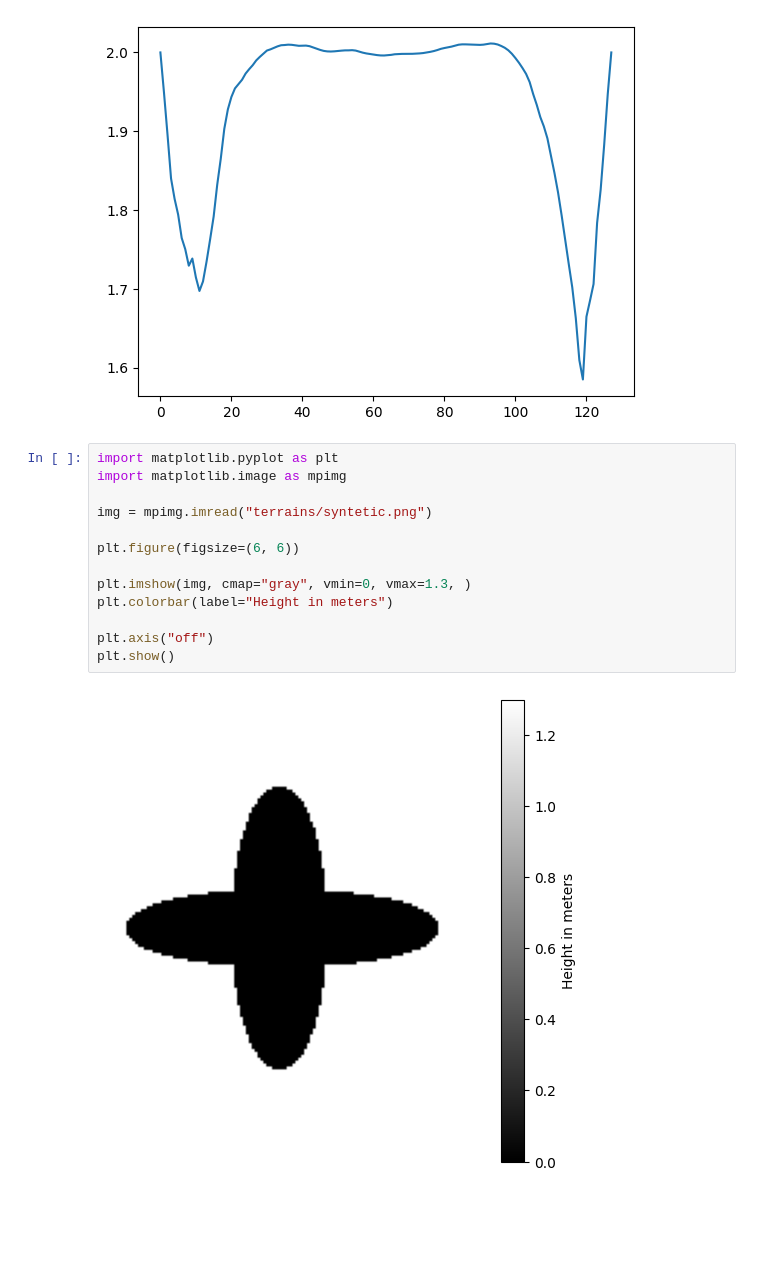
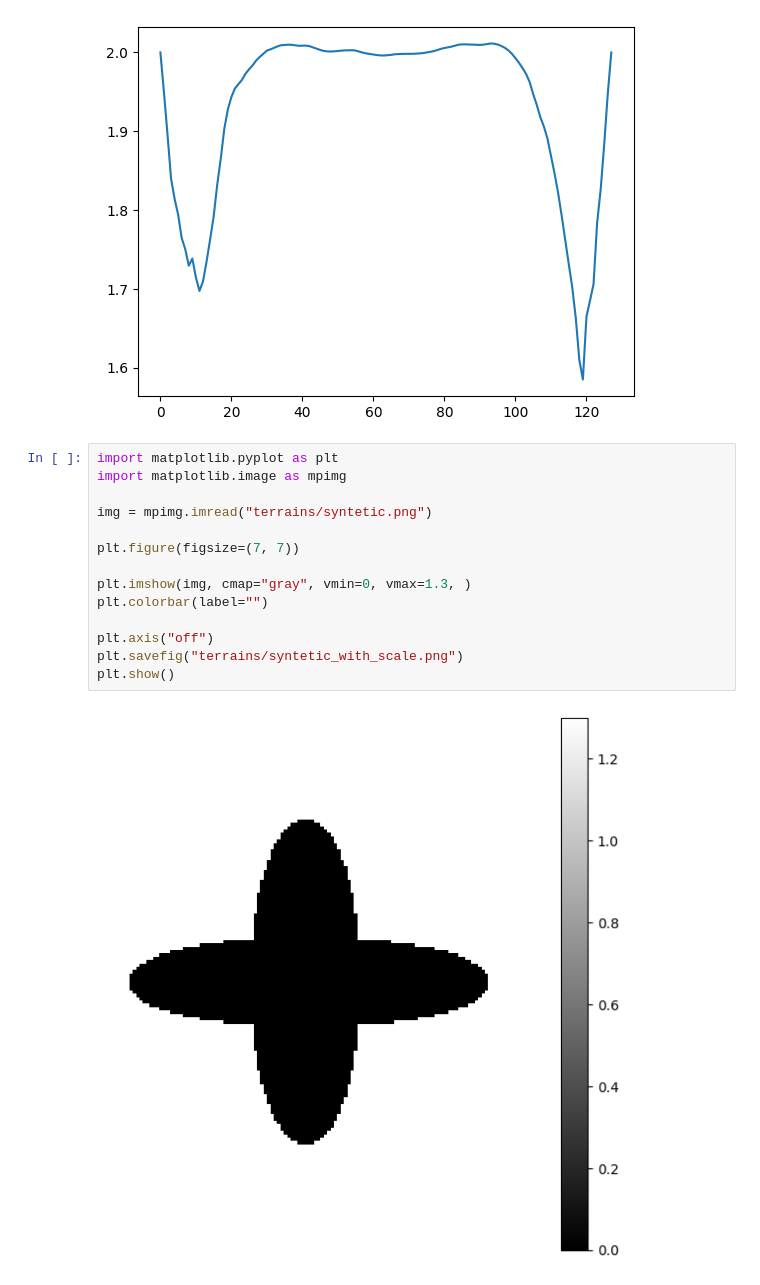
Before and after one commit to patczuch/spciaa-tsunami, a Jupyter notebook: tsunami.ipynb, the cells around one changed output. Saved outputs shown, nothing was run; the diff lists cells and outputs as text; blank space fills up the shorter version.

```diff
--- a/tsunami.ipynb
+++ b/tsunami.ipynb
@@ -163,18 +163,19 @@ plt.plot(b[:, 10])
 # %%
 import matplotlib.pyplot as plt
 import matplotlib.image as mpimg
 
 img = mpimg.imread("terrains/syntetic.png")
 
-plt.figure(figsize=(6, 6))
+plt.figure(figsize=(7, 7))
 
 plt.imshow(img, cmap="gray", vmin=0, vmax=1.3, )
-plt.colorbar(label="Height in meters")
+plt.colorbar(label="")
 
 plt.axis("off")
+plt.savefig("terrains/syntetic_with_scale.png")
 plt.show()
 # %% [output]
-[figure, old version]
+[figure, new version]
 # %%
 import matplotlib.pyplot as plt
 import matplotlib.image as mpimg
```
Also changed, not shown: parts of 2 cells of this notebook, 6 other files.
